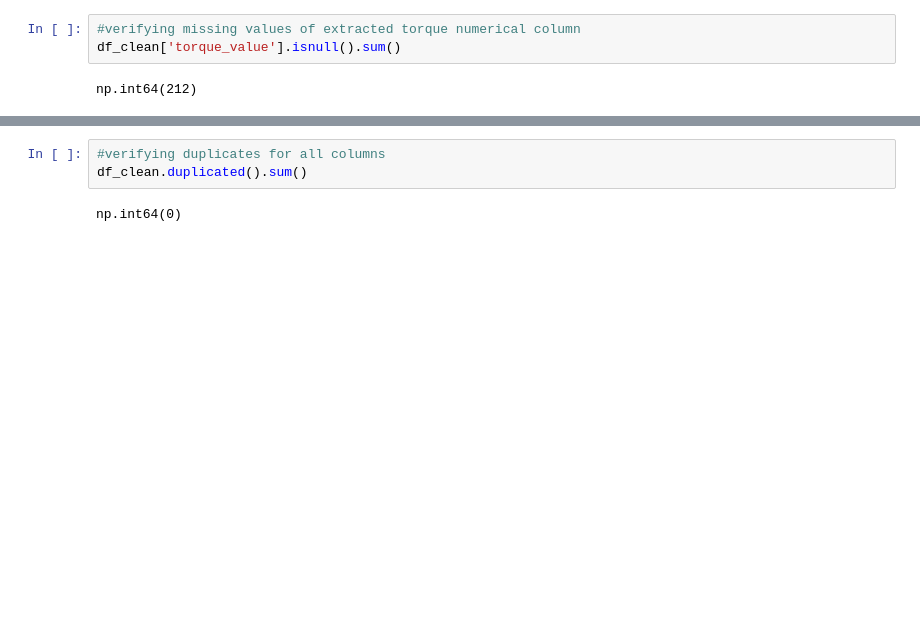
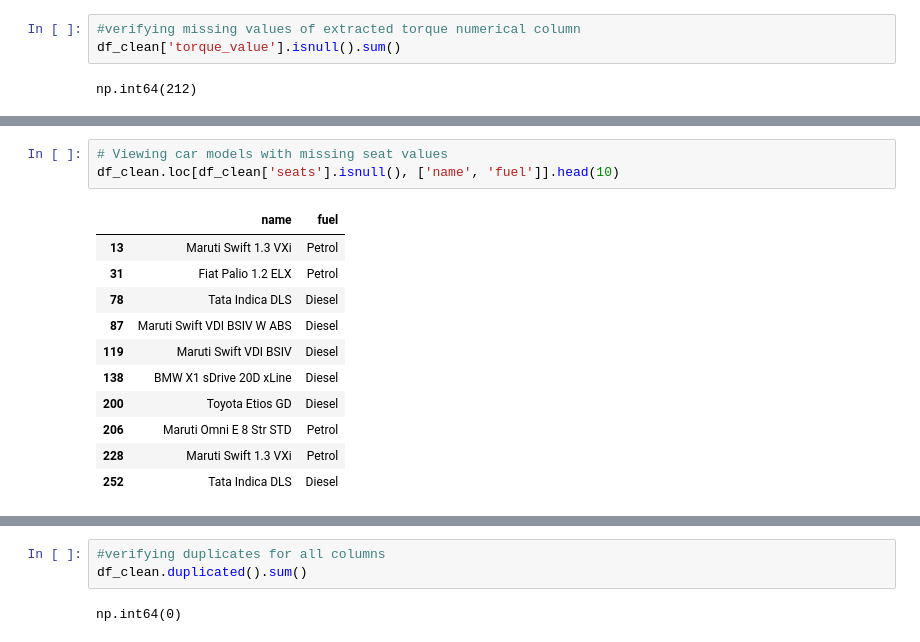
Before and after one commit to YasaswiniMaroju/Used-Cars-Analytics, a Jupyter notebook: notebooks/2_data_cleaning.ipynb, the cells around one changed output, grey strips where cells are left out. Saved outputs shown, nothing was run; the diff lists cells and outputs as text; blank space fills up the shorter version.

```diff
--- a/notebooks/2_data_cleaning.ipynb
+++ b/notebooks/2_data_cleaning.ipynb
@@ -573,0 +627,15 @@ np.int64(212)
+# %%
+# Viewing car models with missing seat values
+df_clean.loc[df_clean['seats'].isnull(), ['name', 'fuel']].head(10)
+# %% [output]
+|  | name | fuel |
+| 13 | Maruti Swift 1.3 VXi | Petrol |
+| 31 | Fiat Palio 1.2 ELX | Petrol |
+| 78 | Tata Indica DLS | Diesel |
+| 87 | Maruti Swift VDI BSIV W ABS | Diesel |
+| 119 | Maruti Swift VDI BSIV | Diesel |
+| 138 | BMW X1 sDrive 20D xLine | Diesel |
+| 200 | Toyota Etios GD | Diesel |
+| 206 | Maruti Omni E 8 Str STD | Petrol |
+| 228 | Maruti Swift 1.3 VXi | Petrol |
+| 252 | Tata Indica DLS | Diesel |
```
Also changed, not shown: parts of 42 cells of this notebook, 1 other file.
